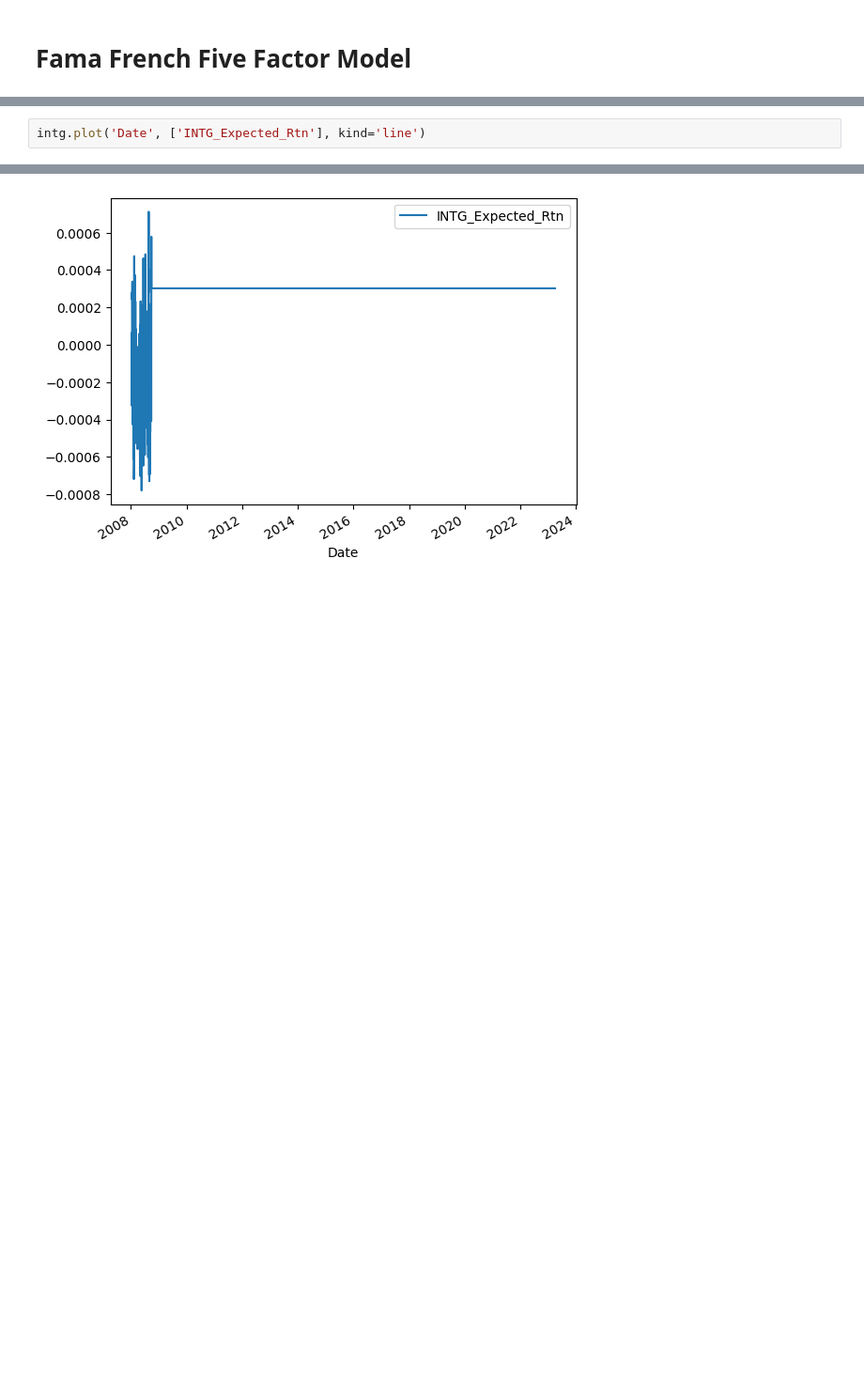
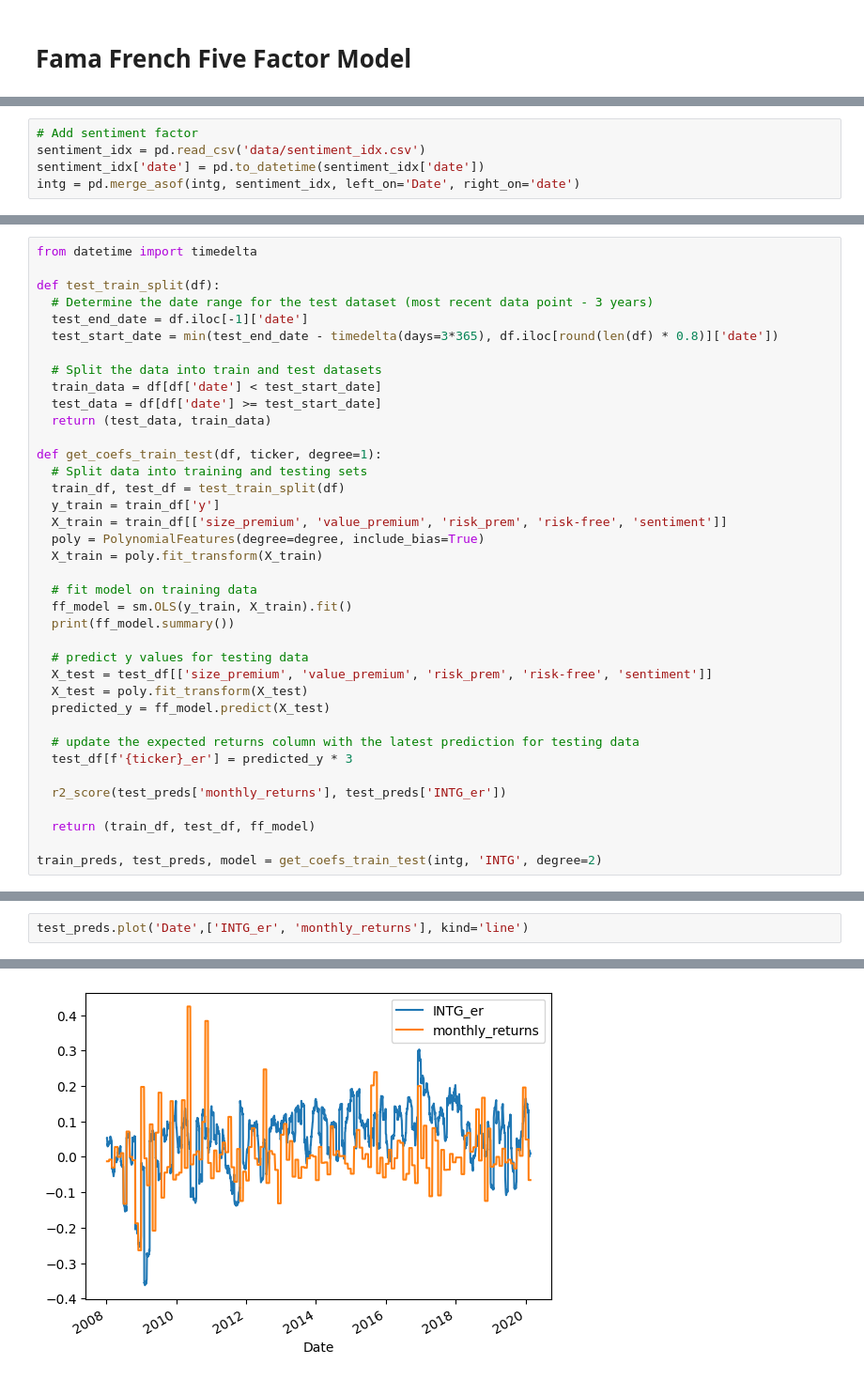
Before and after one commit to jboesen/ajs-trading-bot, a Jupyter notebook: 5.2 FFF Portfolio.ipynb, the cells around one changed output, grey strips where cells are left out. Shown at 94% size. Saved outputs shown, nothing was run; the diff lists cells and outputs as text; blank space fills up the shorter version.

```diff
--- a/5.2 FFF Portfolio.ipynb
+++ b/5.2 FFF Portfolio.ipynb
@@ -118,0 +65,5 @@ Index(['Date', 'SPY', 'INTG', 'HFBL', 'SFBC', 'AIRT', 'EEA', 'CSD', 'GBLI',
+# %%
+# Add sentiment factor
+sentiment_idx = pd.read_csv('data/sentiment_idx.csv')
+sentiment_idx['date'] = pd.to_datetime(sentiment_idx['date'])
+intg = pd.merge_asof(intg, sentiment_idx, left_on='Date', right_on='date')
@@ -164,0 +105,38 @@ dtype: float64
+# %%
+from datetime import timedelta
+
+def test_train_split(df):
+  # Determine the date range for the test dataset (most recent data point - 3 years)
+  test_end_date = df.iloc[-1]['date']
+  test_start_date = min(test_end_date - timedelta(days=3*365), df.iloc[round(len(df) * 0.8)]['date'])
+
+  # Split the data into train and test datasets
+  train_data = df[df['date'] < test_start_date]
+  test_data = df[df['date'] >= test_start_date]
+  return (test_data, train_data)
+
+def get_coefs_train_test(df, ticker, degree=1):
+  # Split data into training and testing sets
+  train_df, test_df = test_train_split(df)
+  y_train = train_df['y']
+  X_train = train_df[['size_premium', 'value_premium', 'risk_prem', 'risk-free', 'sentiment']]
+  poly = PolynomialFeatures(degree=degree, include_bias=True)
+  X_train = poly.fit_transform(X_train)
+
+  # fit model on training data
+  ff_model = sm.OLS(y_train, X_train).fit()
+  print(ff_model.summary())
+
+  # predict y values for testing data
+  X_test = test_df[['size_premium', 'value_premium', 'risk_prem', 'risk-free', 'sentiment']]
+  X_test = poly.fit_transform(X_test)
+  predicted_y = ff_model.predict(X_test)
+
+  # update the expected returns column with the latest prediction for testing data
+  test_df[f'{ticker}_er'] = predicted_y * 3
+
+  r2_score(test_preds['monthly_returns'], test_preds['INTG_er'])
+
+  return (train_df, test_df, ff_model)
+
+train_preds, test_preds, model = get_coefs_train_test(intg, 'INTG', degree=2)
@@ -165,5 +234,5 @@ dtype: float64
 # %%
-intg.plot('Date', ['INTG_Expected_Rtn'], kind='line')
+test_preds.plot('Date',['INTG_er', 'monthly_returns'], kind='line')
 # %% [output]
 <AxesSubplot: xlabel='Date'>
-[figure, old version]
+[figure, new version]
```
Also changed, not shown: parts of 20 cells of this notebook, 5 other files.
